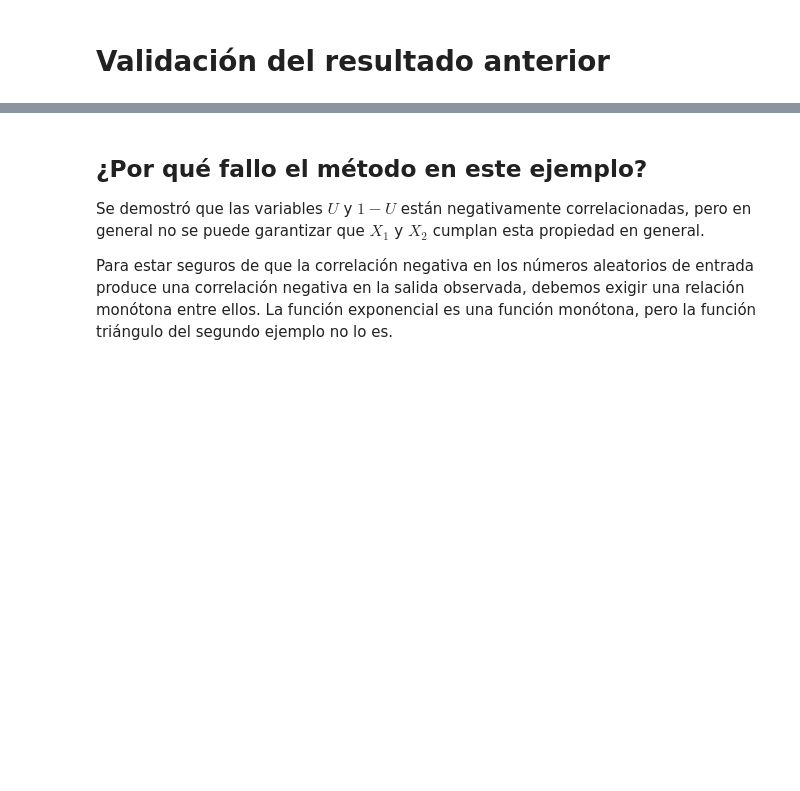
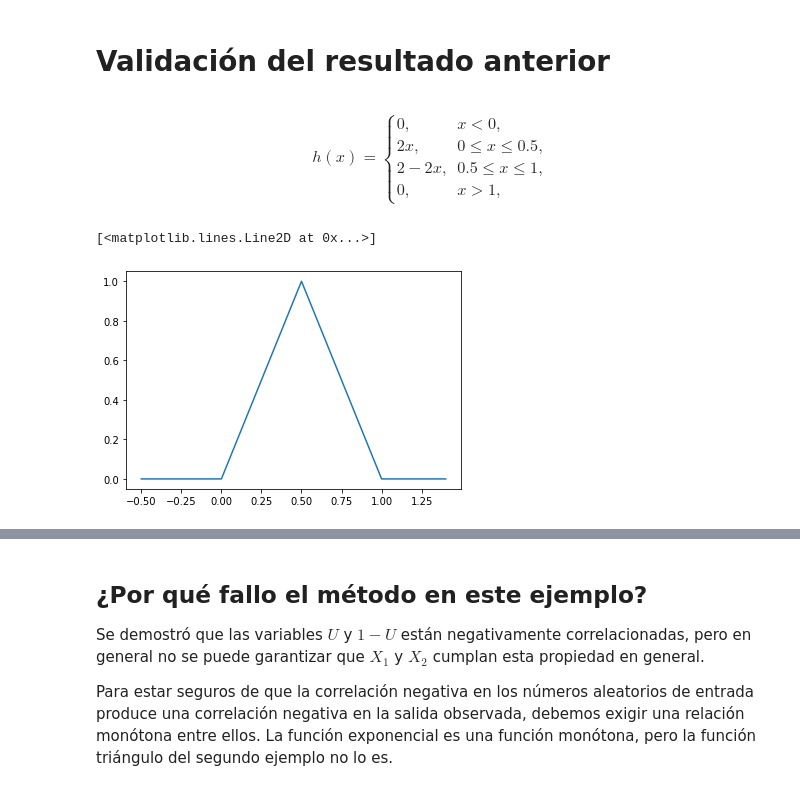
Before and after one commit to AndresHdzJmz/SPF-2021-I, a Jupyter notebook: TEMA-2/Clase14_ContinuacionReduccionVarianza-Copy1.ipynb, the cells around one changed output, grey strips where cells are left out. Cells and saved outputs as stored; diff of their text form; code cells hidden in the pictures; blank space fills up the shorter version.

```diff
--- a/TEMA-2/Clase14_ContinuacionReduccionVarianza-Copy1.ipynb
+++ b/TEMA-2/Clase14_ContinuacionReduccionVarianza-Copy1.ipynb
@@ -177,6 +178,23 @@ $$
 Por lo tanto, $Cov[h(U),h(1-U)]={1\over 3}-{1\over 4}={1\over 12}$ y de esta manera $\Delta ={1\over 24}>0$ y se concluye entonces que la varianza del método de números complementarios es mayor que la varianza del método de monte carlo común
 # %% [markdown]
 # Validación del resultado anterior
+# %% [markdown]
+$$h(x)=\begin{cases}0,& x<0,\\ 2x,& 0 \leq x \leq 0.5,\\2-2x,& 0.5\leq x\leq 1,\\0, & x>1,\end{cases}$$
+# %%
+h1= lambda x: 0 if x<0 else (2*x if 0<= x <0.5 else (2-2*x if 0.5<=x <=1 else 0))
+def h2(x):
+    if x<0:
+        return 0
+    elif 0<= x <0.5:
+        return 2*x
+    elif 0.5<=x <=1:
+        return 2-2*x
+    else: return 0
+x= np.arange(-.5, 1.5, .1)
+plt.plot(x,list(map(h1,x)))
+# %% [output]
+[<matplotlib.lines.Line2D at 0x...>]
+[figure, added]
 # %%
 np.random.seed(514)
 # Programar función h(x)
```
Also changed, not shown: parts of 6 cells of this notebook.
